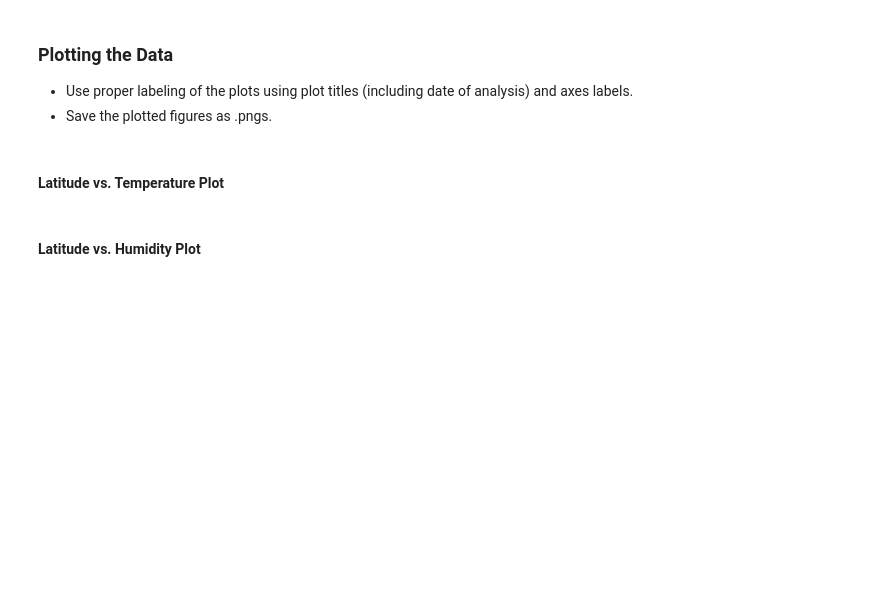
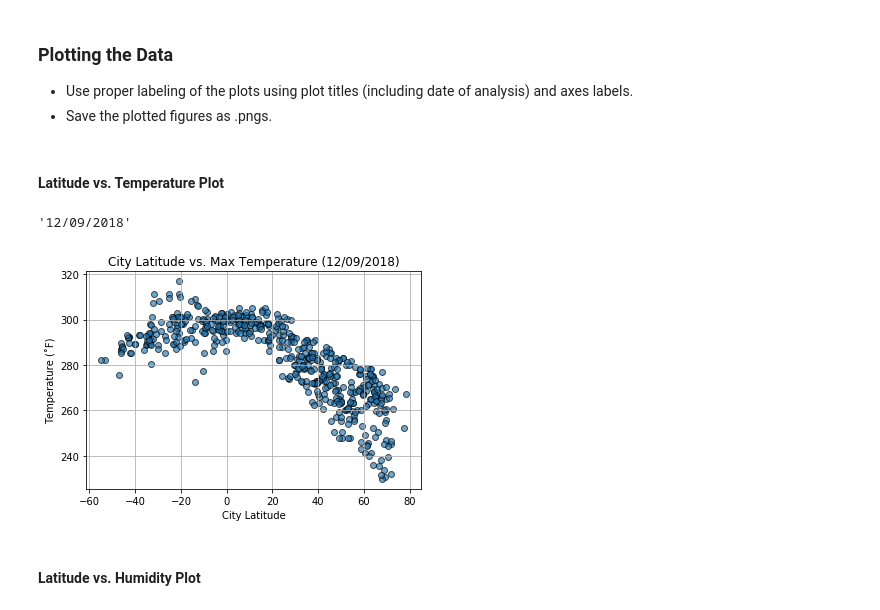
Before and after one commit to Ohmarr/Weatherpy, a Jupyter notebook: dev/WeatherPy.ipynb, the cells around one changed output. Drawn from its saved outputs; the diff is of its cells as text; code cells hidden in the pictures; blank space fills up the shorter version.

Commit message:
making the scatterplots more interesting

```diff
--- a/dev/WeatherPy.ipynb
+++ b/dev/WeatherPy.ipynb
@@ -74,6 +75,5 @@ for lat_lng in lat_lngs:
 
 # Print the city count to confirm sufficient count
 len(cities)
-cities = cities[0:10]
-len(cities)
+#cities = cities[0:10]
 # %% [output]
@@ -201,0 +200,3 @@ city_data.head()
+# %%
+city_data['City'] = city_data['City'].apply(lambda x: x.capitalize())
+city_data.head()
@@ -205,5 +213,28 @@ city_data.head()
 * Save the plotted figures as .pngs.
 # %% [markdown]
 #### Latitude vs. Temperature Plot
+# %%
+'''
+ScatterPlot Template
+plt.scatter(city_data[XAXIS],city_data[YAXIS], alpha=TRANSPARENCY)
+plt.title('XAXIS VS YAXIS')
+plt.xlabel('Latitude')
+plt.ylabel('YAXIS')
+plt.show()
+plt.savefig('Output File Name')
+'''
+time_stamp = time.strftime("%m/%d/%Y")
+time_stamp
+# %% [output]
+'12/09/2018'
+# %%
+plt.scatter(city_data['Latitude'],city_data['Max Temp'], edgecolors='black', alpha=0.65)
+plt.grid()
+plt.title(f'City Latitude vs. Max Temperature ({time_stamp})')
+plt.xlabel('City Latitude')
+plt.ylabel('Temperature (˚F)')
+plt.show()
+# %% [output]
+[figure, added]
 # %% [markdown]
 #### Latitude vs. Humidity Plot
```
Also changed, not shown: parts of 11 cells of this notebook.
